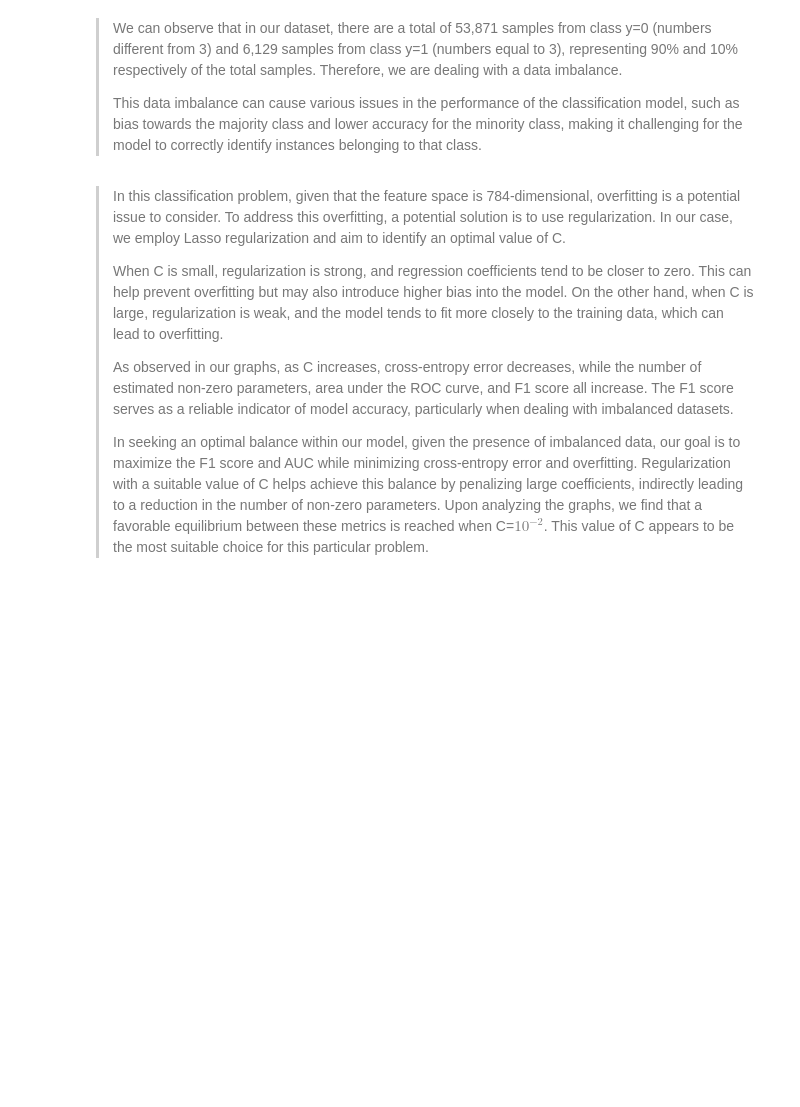
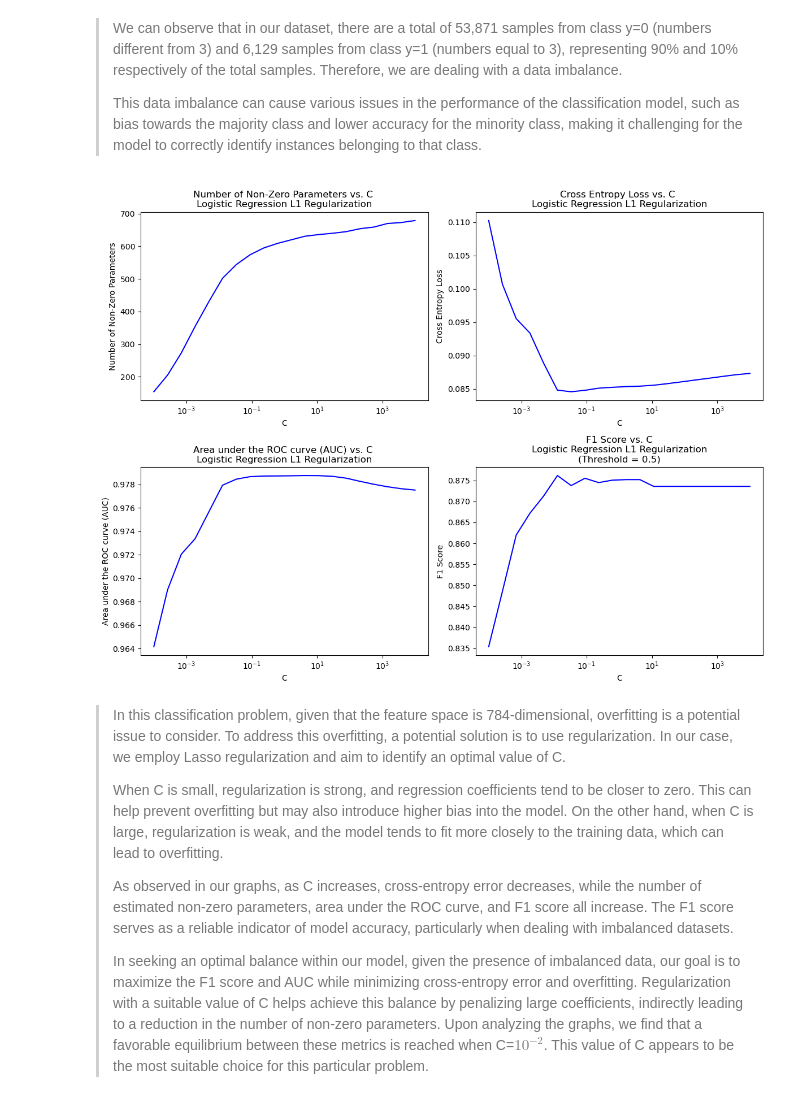
Before and after one commit to BarbaraPFloresRios/IDS705_PrinciplesOfMachineLearning, a Jupyter notebook: Assignment_3_SupervisedLearning_ModelTrainingAndEvaluation/Assignment_3.ipynb, the cells around one changed output. Drawn from its saved outputs; the diff is of its cells as text; code cells hidden in the pictures; blank space fills up the shorter version.

```diff
--- a/Assignment_3_SupervisedLearning_ModelTrainingAndEvaluation/Assignment_3.ipynb
+++ b/Assignment_3_SupervisedLearning_ModelTrainingAndEvaluation/Assignment_3.ipynb
@@ -388,7 +388,8 @@ class Logistic_regression:
         y = y.reshape(-1, 1)
         y_hat = self.sigmoid(X, w)
         N = X.shape[0]
-        cost = -(1 / N) * np.sum(y * np.log(y_hat) + (1 - y) * np.log(1 - y_hat))
+        cost = -(1 / N) * np.sum(y * np.log(y_hat) +
+                                 (1 - y) * np.log(1 - y_hat))
         return cost
 
     # Update the weights in an iteration of gradient descent
@@ -737,7 +734,8 @@ download_data = True
 
 if download_data:
     # Load data from https://www.openml.org/d/554
-    X, y = fetch_openml("mnist_784", return_X_y=True, as_frame=False, parser="auto")
+    X, y = fetch_openml("mnist_784", return_X_y=True,
+                        as_frame=False, parser="auto")
 
     # Adjust the labels to be '1' if y==3, and '0' otherwise
     y[y != "3"] = 0
@@ -870,38 +872,41 @@ axes[0, 1].plot(
 )
 axes[0, 1].set_xlabel("C")
 axes[0, 1].set_ylabel("Cross Entropy Loss")
-axes[0, 1].set_title("Cross Entropy Loss vs. C \nLogistic Regression L1 Regularization")
+axes[0, 1].set_title(
+    "Cross Entropy Loss vs. C \nLogistic Regression L1 Regularization")
 axes[0, 1].set_xscale("log")
 
 # Area under the ROC curve (AUC)
 axes[1, 0].plot(
     C_values,
     AUC,
     color="blue",
 )
 axes[1, 0].set_xlabel("C")
 axes[1, 0].set_ylabel("Area under the ROC curve (AUC)")
 axes[1, 0].set_title(
     "Area under the ROC curve (AUC) vs. C \nLogistic Regression L1 Regularization"
 )
 axes[1, 0].set_xscale("log")
 
 # F1 score
 axes[1, 1].plot(
     C_values,
     f1,
     color="blue",
 )
 axes[1, 1].set_xlabel("C")
 axes[1, 1].set_ylabel("F1 Score")
 axes[1, 1].set_title(
     "F1 Score vs. C\nLogistic Regression L1 Regularization\n(Threshold = 0.5)"
 )
 axes[1, 1].set_xscale("log")
 
 
 plt.tight_layout()
 plt.show()
+# %% [output]
+[figure, added]
 # %% [markdown]
 >In this classification problem, given that the feature space is 784-dimensional, overfitting is a potential issue to consider. To address this overfitting, a potential solution is to use regularization. In our case, we employ Lasso regularization and aim to identify an optimal value of C.
 >
```
Also changed, not shown: parts of 7 cells of this notebook.
